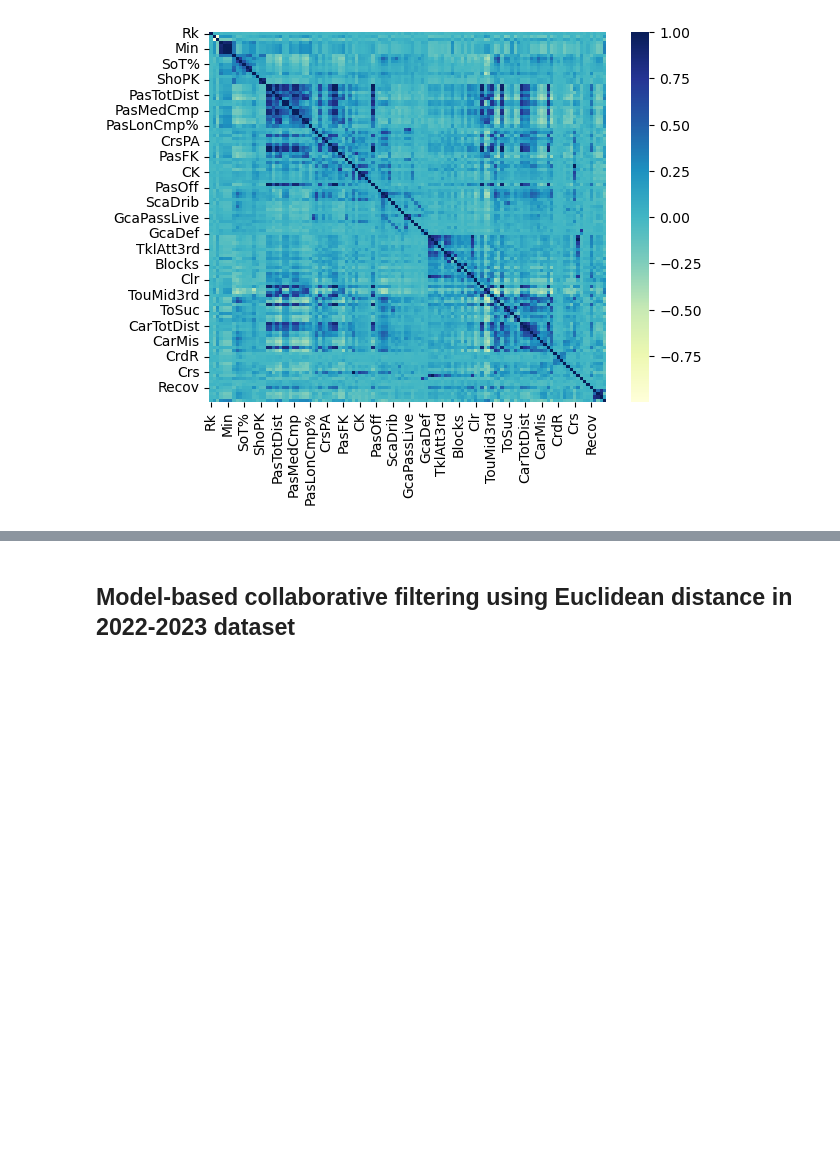
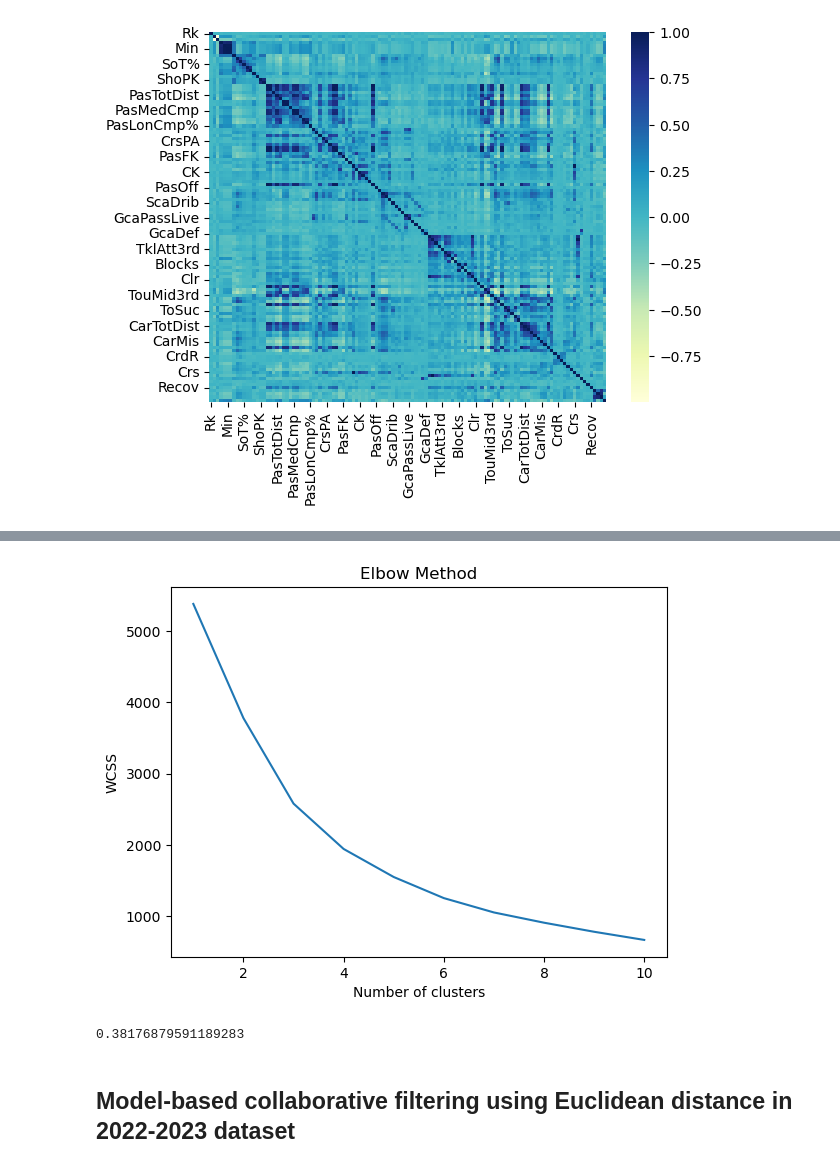
Before and after one commit to UrekMinhzino/Football-Player-Recommender-System, a Jupyter notebook: VanDick_replacement.ipynb, the cells around one changed output, grey strips where cells are left out. Cells and saved outputs as stored; diff of their text form; code cells hidden in the pictures; blank space fills up the shorter version.

```diff
--- a/VanDick_replacement.ipynb
+++ b/VanDick_replacement.ipynb
@@ -105,3 +136,29 @@ Length: 133, dtype: int64
+# %%
+# Perform k-means clustering to group players based on their KPI values
+
+# Determine the optimal number of clusters using the elbow method
+wcss = []
+for i in range(1, 11):
+    kmeans = KMeans(n_clusters=i, init='k-means++', random_state=42)
+    kmeans.fit(kpi_data_norm)
+    wcss.append(kmeans.inertia_)
+plt.plot(range(1, 11), wcss)
+plt.title('Elbow Method')
+plt.xlabel('Number of clusters')
+plt.ylabel('WCSS')
+plt.show()
+
+# Use k-means clustering with 5 clusters
+kmeans = KMeans(n_clusters=5, init='k-means++', random_state=42)
+kmeans.fit(kpi_data_norm)
+df['Cluster'] = kmeans.labels_
+# %% [output]
+[figure, added]
+# %%
+# Evaluate the clustering results using silhouette score
+silhouette_score(kpi_data_norm, kmeans.labels_)
+# %% [output]
+0.38176879591189283
 # %% [markdown]
 ## Model-based collaborative filtering using Euclidean distance in 2022-2023 dataset
 # %%
```
Also changed, not shown: parts of 18 cells of this notebook.
